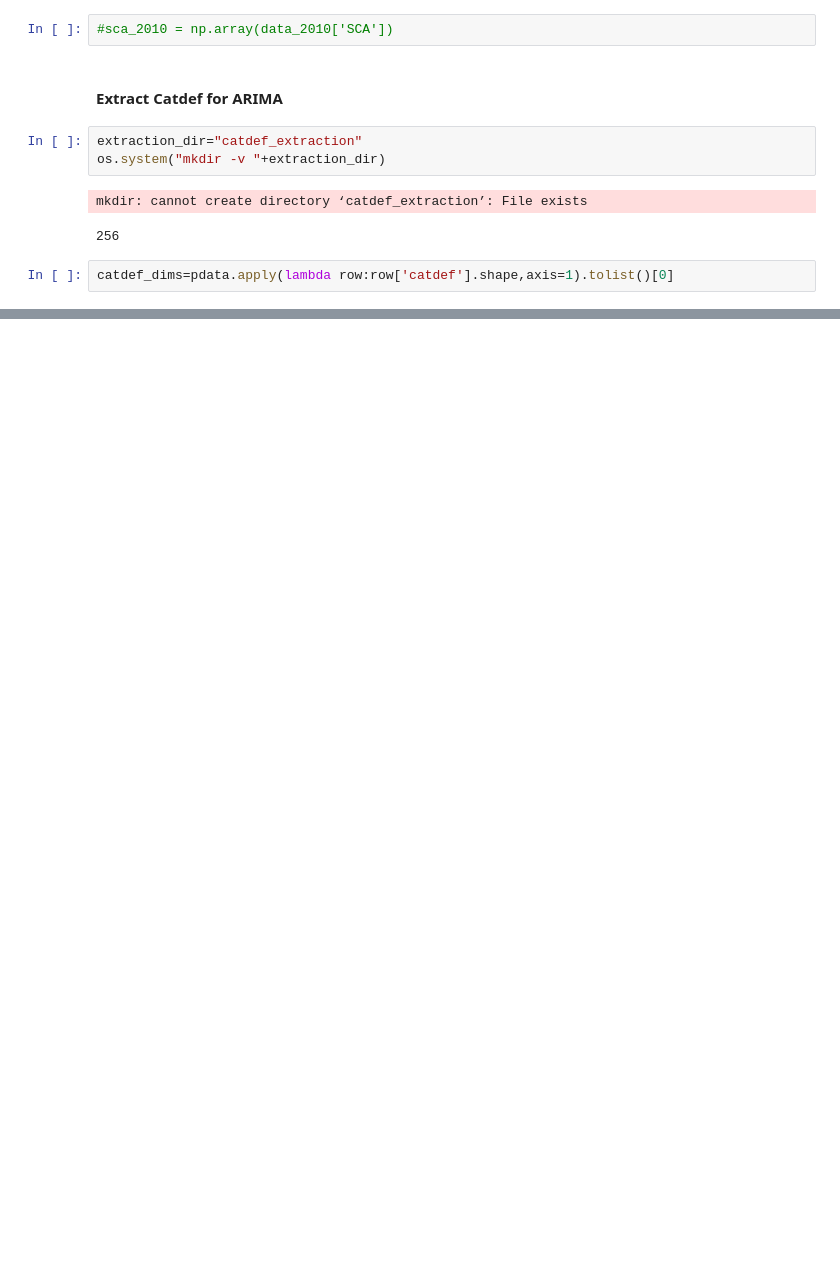
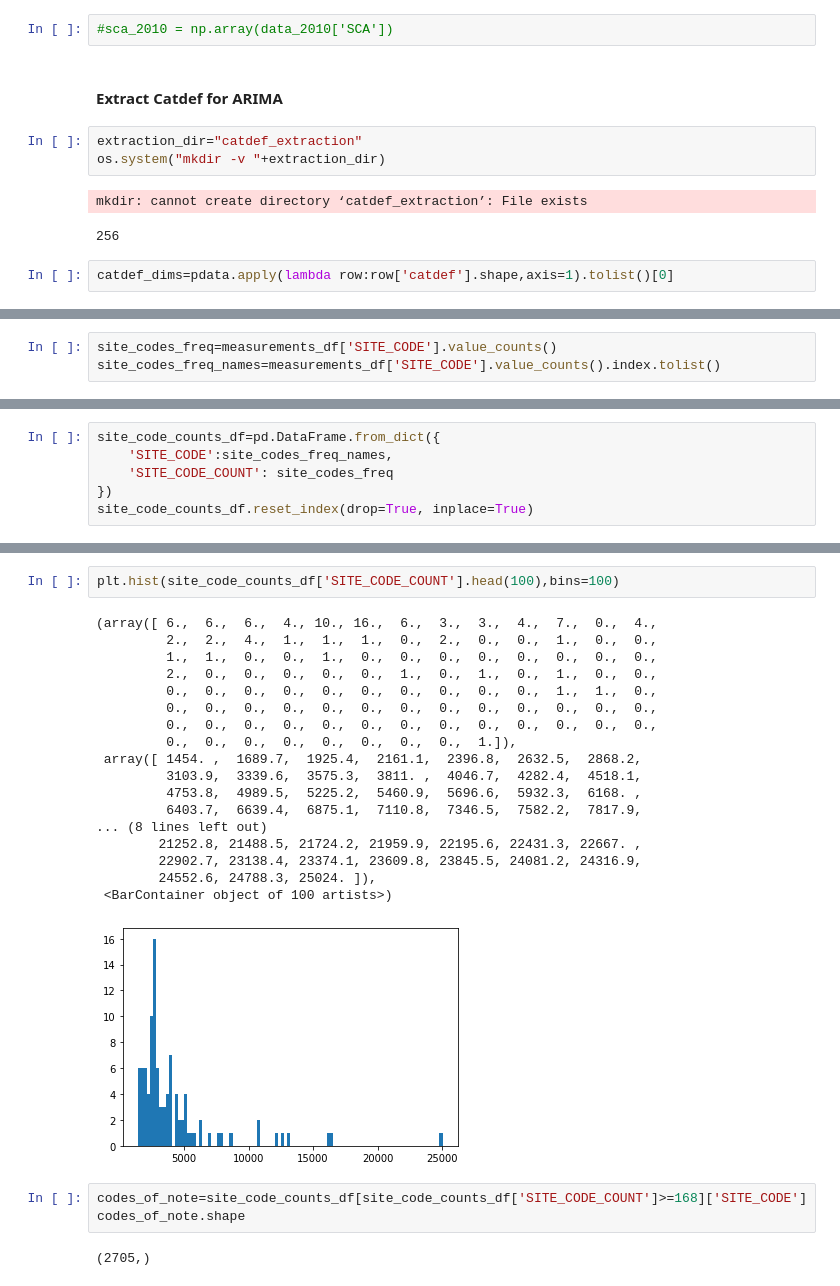
Before and after one commit to eddie-a-salinas/CA-Hydrology-W210-SP2022, a Jupyter notebook: pickle_explore.ipynb, the cells around one changed output, grey strips where cells are left out. Drawn from its saved outputs; the diff is of its cells as text; blank space fills up the shorter version.

```diff
--- a/pickle_explore.ipynb
+++ b/pickle_explore.ipynb
@@ -414,0 +495,3 @@ for row_idx in range(catdef_dims[0]):
+# %%
+site_codes_freq=measurements_df['SITE_CODE'].value_counts()
+site_codes_freq_names=measurements_df['SITE_CODE'].value_counts().index.tolist()
@@ -414,0 +504,6 @@ for row_idx in range(catdef_dims[0]):
+# %%
+site_code_counts_df=pd.DataFrame.from_dict({
+    'SITE_CODE':site_codes_freq_names,
+    'SITE_CODE_COUNT': site_codes_freq
+})
+site_code_counts_df.reset_index(drop=True, inplace=True)
@@ -414,0 +528,26 @@ for row_idx in range(catdef_dims[0]):
+# %%
+plt.hist(site_code_counts_df['SITE_CODE_COUNT'].head(100),bins=100)
+# %% [output]
+(array([ 6.,  6.,  6.,  4., 10., 16.,  6.,  3.,  3.,  4.,  7.,  0.,  4.,
+         2.,  2.,  4.,  1.,  1.,  1.,  0.,  2.,  0.,  0.,  1.,  0.,  0.,
+         1.,  1.,  0.,  0.,  1.,  0.,  0.,  0.,  0.,  0.,  0.,  0.,  0.,
+         2.,  0.,  0.,  0.,  0.,  0.,  1.,  0.,  1.,  0.,  1.,  0.,  0.,
+         0.,  0.,  0.,  0.,  0.,  0.,  0.,  0.,  0.,  0.,  1.,  1.,  0.,
+         0.,  0.,  0.,  0.,  0.,  0.,  0.,  0.,  0.,  0.,  0.,  0.,  0.,
+         0.,  0.,  0.,  0.,  0.,  0.,  0.,  0.,  0.,  0.,  0.,  0.,  0.,
+         0.,  0.,  0.,  0.,  0.,  0.,  0.,  0.,  1.]),
+ array([ 1454. ,  1689.7,  1925.4,  2161.1,  2396.8,  2632.5,  2868.2,
+         3103.9,  3339.6,  3575.3,  3811. ,  4046.7,  4282.4,  4518.1,
+         4753.8,  4989.5,  5225.2,  5460.9,  5696.6,  5932.3,  6168. ,
+         6403.7,  6639.4,  6875.1,  7110.8,  7346.5,  7582.2,  7817.9,
+... (8 lines left out)
+        21252.8, 21488.5, 21724.2, 21959.9, 22195.6, 22431.3, 22667. ,
+        22902.7, 23138.4, 23374.1, 23609.8, 23845.5, 24081.2, 24316.9,
+        24552.6, 24788.3, 25024. ]),
+ <BarContainer object of 100 artists>)
+[figure, added]
+# %%
+codes_of_note=site_code_counts_df[site_code_counts_df['SITE_CODE_COUNT']>=168]['SITE_CODE']
+codes_of_note.shape
+# %% [output]
+(2705,)
```
Also changed, not shown: parts of 18 cells of this notebook.
